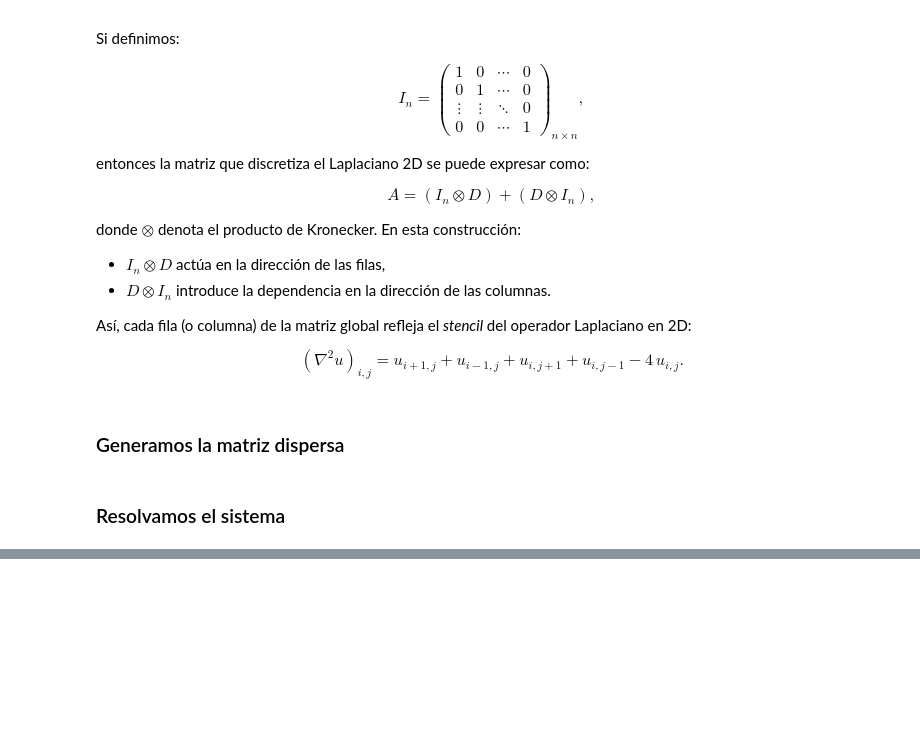
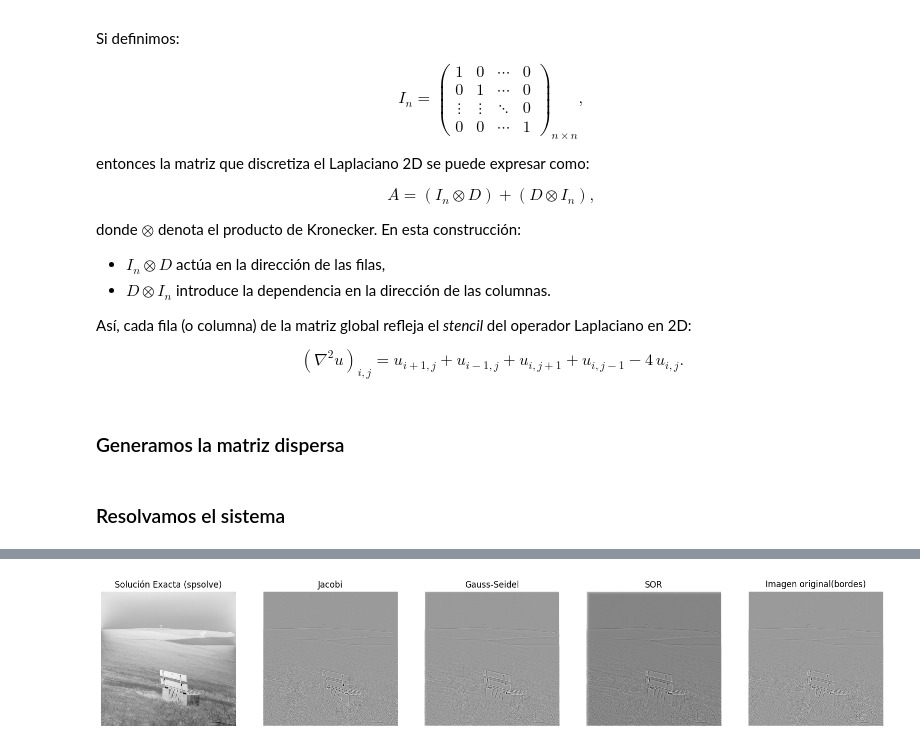
Before and after one commit to Things-I-learn/Analisis-Numerico-2024, a Jupyter notebook: Imagenes/Solution.ipynb, the cells around one changed output, grey strips where cells are left out. Saved outputs shown, nothing was run; the diff lists cells and outputs as text; code cells hidden in the pictures; blank space fills up the shorter version.

Commit message:
jacobi method and reconstruction

```diff
--- a/Imagenes/Solution.ipynb
+++ b/Imagenes/Solution.ipynb
@@ -243,0 +252,9 @@ plt.show()
+# %%
+data = scipy.io.loadmat('bordes2.mat')
+u: IntArray = data["bordes2"]
+
+N, M = u.shape
+Dx = diags([-1, 2, -1], [-1, 0, 1], shape=(N, N))
+Dy = diags([-1, 2, -1], [-1, 0, 1], shape=(M, M))
+
+A = kron(identity(M), Dx) + kron(Dy, identity(N))
@@ -243,0 +330,16 @@ plt.show()
+# %%
+
+# 📌 Comparar soluciones
+fig, axes = plt.subplots(1, 5, figsize=(20, 5))
+
+imagenes = [u_exacta, u_jacobi, u_gauss_seidel, u_sor, u]
+titulos = ["Solución Exacta (spsolve)", "Jacobi", "Gauss-Seidel", "SOR", "Imagen original(bordes)"]
+
+for ax, img, title in zip(axes, imagenes, titulos):
+    ax.imshow(img, cmap='gray', interpolation='nearest')
+    ax.set_title(title)
+    ax.axis("off")
+
+plt.show()
+# %% [output]
+[figure, added]
```
Also changed, not shown: parts of 7 cells of this notebook, 3 other files.
